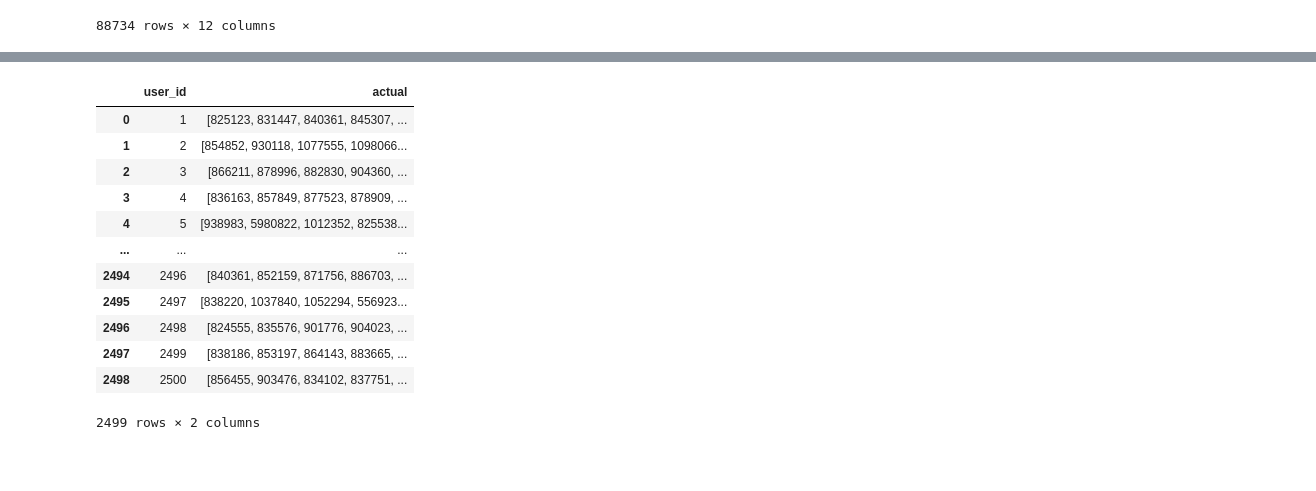
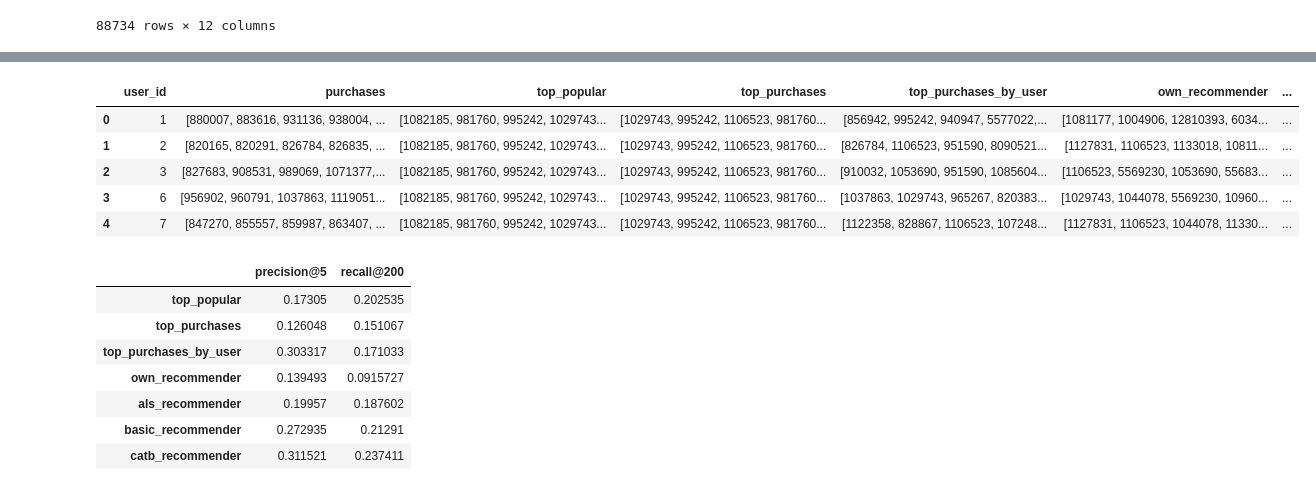
Before and after one commit to GruXsqK/Rec_Sys, a Jupyter notebook: Project/Project.ipynb, the cells around one changed output, grey strips where cells are left out. Saved outputs shown, nothing was run; the diff lists cells and outputs as text; code cells hidden in the pictures; blank space fills up the shorter version.

```diff
--- a/Project/Project.ipynb
+++ b/Project/Project.ipynb
@@ -120,17 +113,12 @@ WARNING:root:Intel MKL BLAS detected. Its highly recommend to set the environmen
-# %%
-user_buyses = rec_model.user_buyses
-user_buyses
-# %% [output]
-|  | user_id | actual |
-| 0 | 1 | [825123, 831447, 840361, 845307, ... |
-| 1 | 2 | [854852, 930118, 1077555, 1098066... |
-| 2 | 3 | [866211, 878996, 882830, 904360, ... |
-| 3 | 4 | [836163, 857849, 877523, 878909, ... |
-| 4 | 5 | [938983, 5980822, 1012352, 825538... |
-| ... | ... | ... |
-| 2494 | 2496 | [840361, 852159, 871756, 886703, ... |
-| 2495 | 2497 | [838220, 1037840, 1052294, 556923... |
-| 2496 | 2498 | [824555, 835576, 901776, 904023, ... |
-| 2497 | 2499 | [838186, 853197, 864143, 883665, ... |
-| 2498 | 2500 | [856455, 903476, 834102, 837751, ... |
-2499 rows × 2 columns
+# %%
+recomender = CastomRecommender(data=train, items_features=item_features, users_features=user_features)
+# %%
+test_recs = recomender.predict(data_test=test)
+test_recs.head()
+# %% [output]
+|  | user_id | purchases | top_popular | top_purchases | top_purchases_by_user | own_recommender | ... |
+| 0 | 1 | [880007, 883616, 931136, 938004, ... | [1082185, 981760, 995242, 1029743... | [1029743, 995242, 1106523, 981760... | [856942, 995242, 940947, 5577022,... | [1081177, 1004906, 12810393, 6034... | ... |
+| 1 | 2 | [820165, 820291, 826784, 826835, ... | [1082185, 981760, 995242, 1029743... | [1029743, 995242, 1106523, 981760... | [826784, 1106523, 951590, 8090521... | [1127831, 1106523, 1133018, 10811... | ... |
+| 2 | 3 | [827683, 908531, 989069, 1071377,... | [1082185, 981760, 995242, 1029743... | [1029743, 995242, 1106523, 981760... | [910032, 1053690, 951590, 1085604... | [1106523, 5569230, 1053690, 55683... | ... |
+| 3 | 6 | [956902, 960791, 1037863, 1119051... | [1082185, 981760, 995242, 1029743... | [1029743, 995242, 1106523, 981760... | [1037863, 1029743, 965267, 820383... | [1029743, 1044078, 5569230, 10960... | ... |
+| 4 | 7 | [847270, 855557, 859987, 863407, ... | [1082185, 981760, 995242, 1029743... | [1029743, 995242, 1106523, 981760... | [1122358, 828867, 1106523, 107248... | [1127831, 1106523, 1044078, 11330... | ... |
@@ -136,0 +139,11 @@ user_buyses
+# %%
+metrics
+# %% [output]
+|  | precision@5 | recall@200 |
+| top_popular | 0.17305 | 0.202535 |
+| top_purchases | 0.126048 | 0.151067 |
+| top_purchases_by_user | 0.303317 | 0.171033 |
+| own_recommender | 0.139493 | 0.0915727 |
+| als_recommender | 0.19957 | 0.187602 |
+| basic_recommender | 0.272935 | 0.21291 |
+| catb_recommender | 0.311521 | 0.237411 |
```
Also changed, not shown: parts of 7 cells of this notebook, 1 other file.
